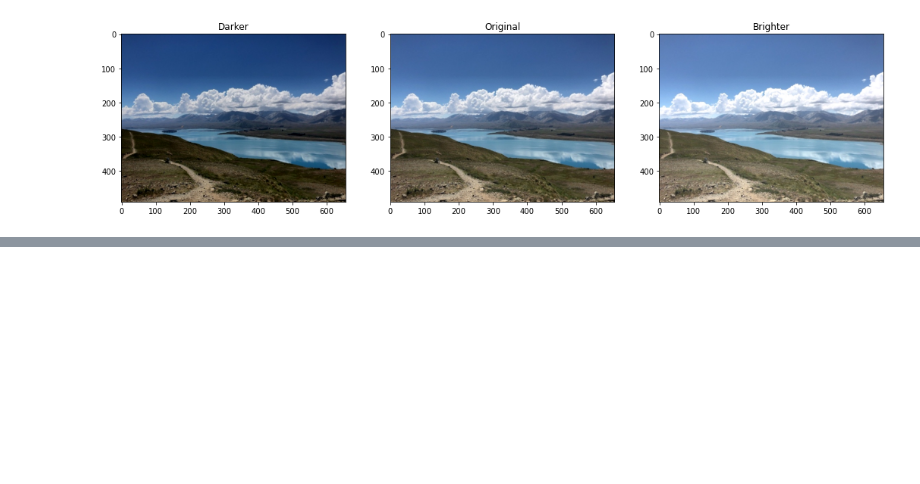
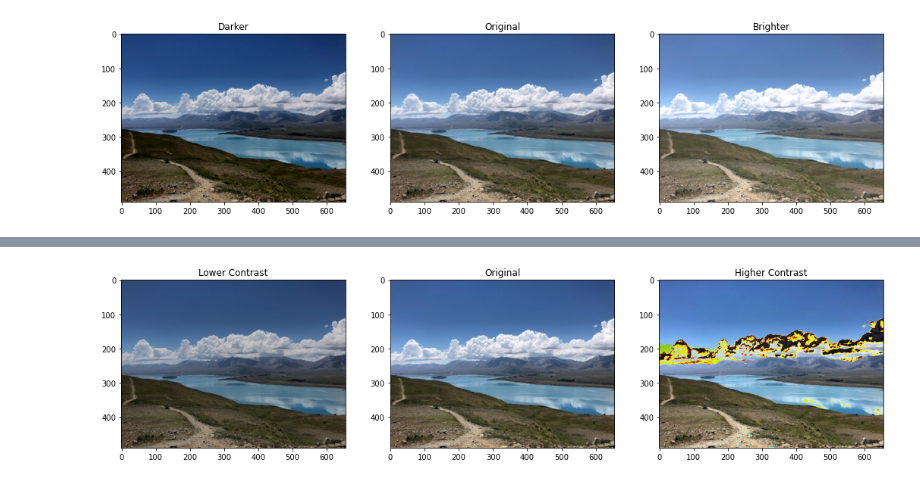
Before and after one commit to saulyaguana/Basic-Image-Operations, a Jupyter notebook: Arithmetic Operations on Images.ipynb, the cells around one changed output, grey strips where cells are left out. Cells and saved outputs as stored; diff of their text form; code cells hidden in the pictures; blank space fills up the shorter version.

Commit message:
Modifying the image contrast

```diff
--- a/Arithmetic Operations on Images.ipynb
+++ b/Arithmetic Operations on Images.ipynb
@@ -49,0 +64,16 @@ plt.subplot(133); plt.imshow(img_brighter[:, :, ::-1]); plt.title('Brighter');
+# %%
+# Create matrices with a constant scale factor.
+matrix1 = np.ones(img.shape) * 0.8
+matrix2 = np.ones(img.shape) * 1.2
+
+# Create lower and higher contrast iamges.
+img_lower = np.uint8(cv2.multiply(np.float64(img), matrix1))
+img_higher = np.uint8(cv2.multiply(np.float64(img), matrix2))
+
+# Display the images.
+plt.figure(figsize=(18, 5))
+plt.subplot(131); plt.imshow(img_lower[:, :, ::-1]); plt.title('Lower Contrast')
+plt.subplot(132); plt.imshow(img[:, :, ::-1]); plt.title('Original')
+plt.subplot(133); plt.imshow(img_higher[:, :, ::-1]); plt.title('Higher Contrast');
+# %% [output]
+[figure, added]
```
Also changed, not shown: parts of 2 cells of this notebook.
